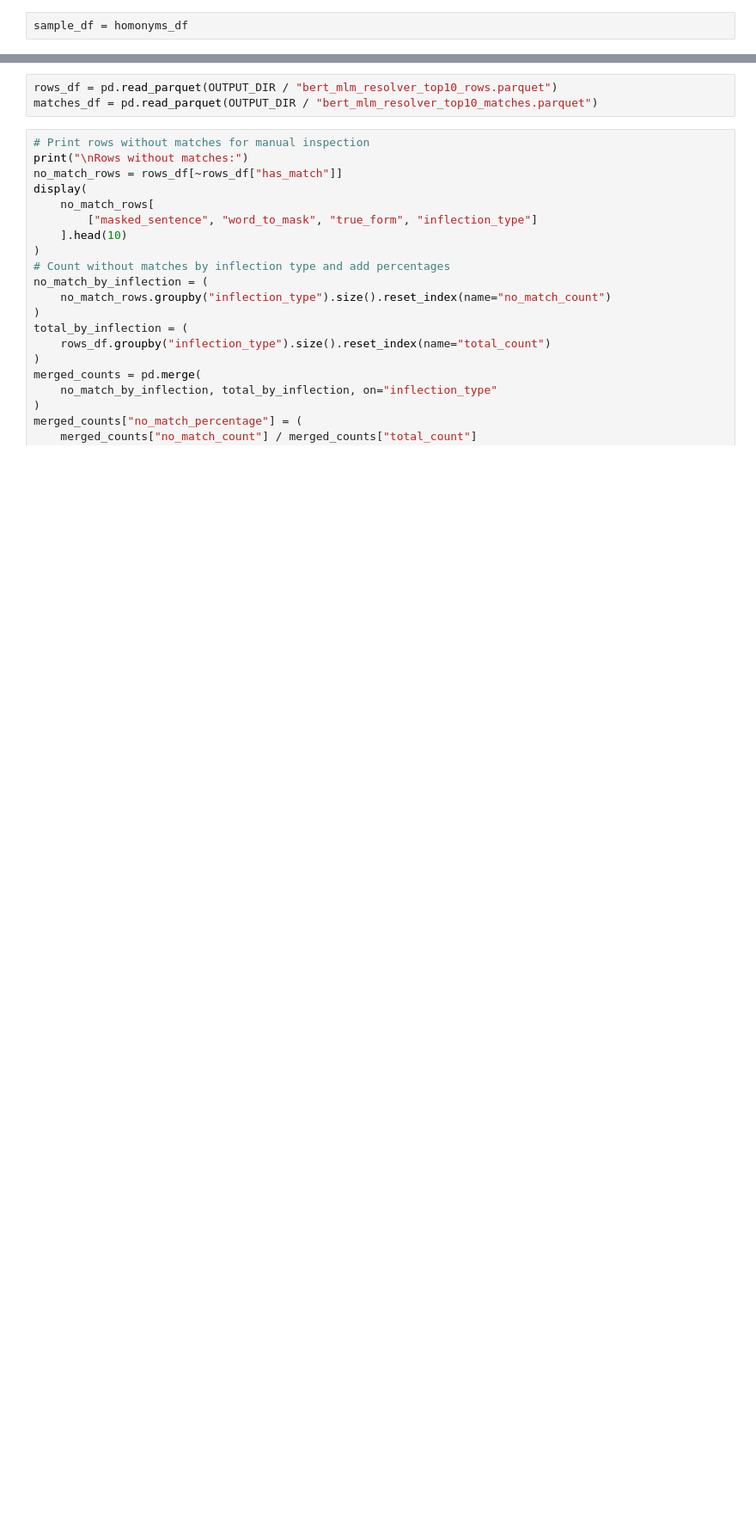
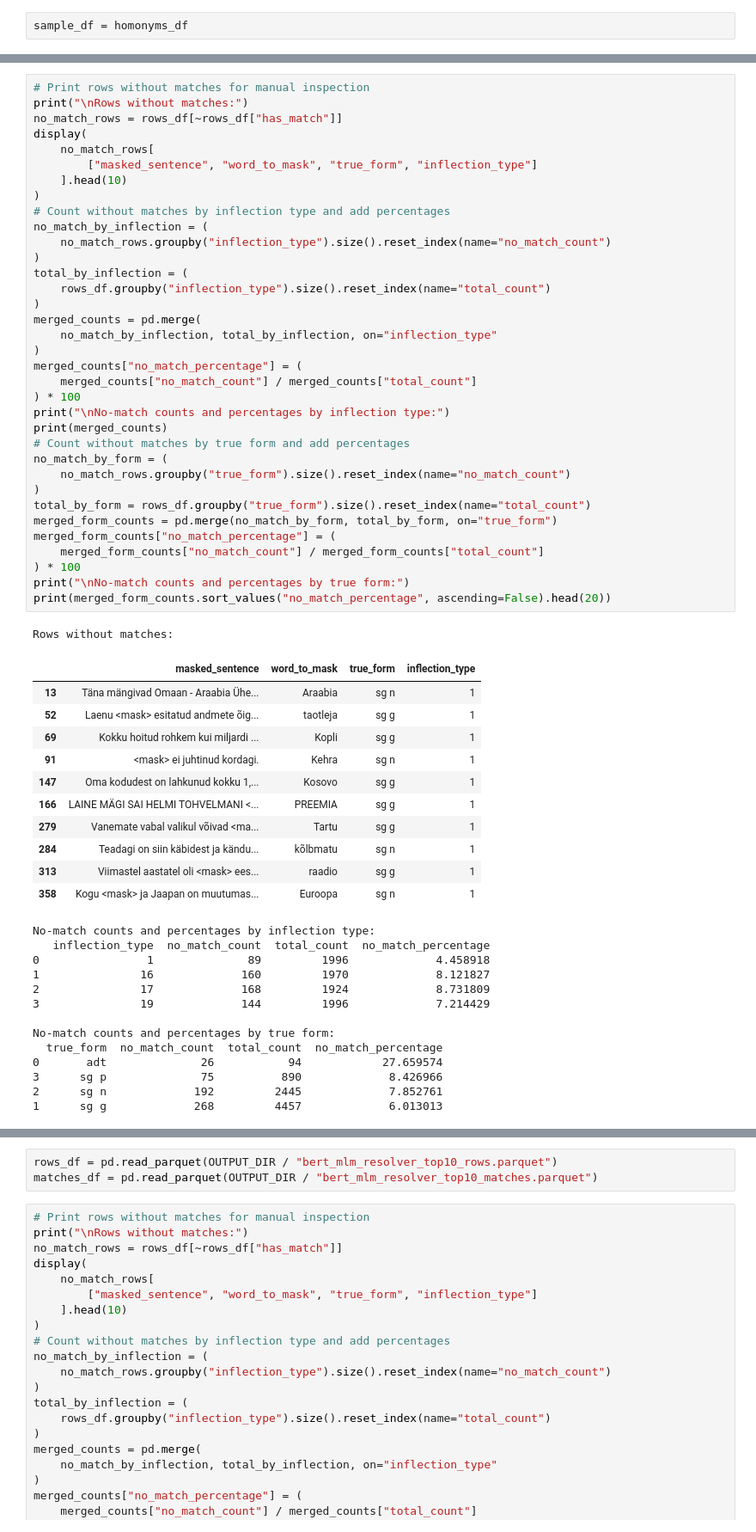
Before and after one commit to SanderSaska/EstNLTK_model_training, a Jupyter notebook: notebooks/BERT_MLM.ipynb, the cells around one changed output, grey strips where cells are left out. Shown at 86% size. Cells and saved outputs as stored; diff of their text form; blank space fills up the shorter version.

```diff
--- a/notebooks/BERT_MLM.ipynb
+++ b/notebooks/BERT_MLM.ipynb
@@ -709,0 +909,61 @@ Total matched predictions: 45900
+# %%
+# Print rows without matches for manual inspection
+print("\nRows without matches:")
+no_match_rows = rows_df[~rows_df["has_match"]]
+display(
+    no_match_rows[
+        ["masked_sentence", "word_to_mask", "true_form", "inflection_type"]
+    ].head(10)
+)
+# Count without matches by inflection type and add percentages
+no_match_by_inflection = (
+    no_match_rows.groupby("inflection_type").size().reset_index(name="no_match_count")
+)
+total_by_inflection = (
+    rows_df.groupby("inflection_type").size().reset_index(name="total_count")
+)
+merged_counts = pd.merge(
+    no_match_by_inflection, total_by_inflection, on="inflection_type"
+)
+merged_counts["no_match_percentage"] = (
+    merged_counts["no_match_count"] / merged_counts["total_count"]
+) * 100
+print("\nNo-match counts and percentages by inflection type:")
+print(merged_counts)
+# Count without matches by true form and add percentages
+no_match_by_form = (
+    no_match_rows.groupby("true_form").size().reset_index(name="no_match_count")
+)
+total_by_form = rows_df.groupby("true_form").size().reset_index(name="total_count")
+merged_form_counts = pd.merge(no_match_by_form, total_by_form, on="true_form")
+merged_form_counts["no_match_percentage"] = (
+    merged_form_counts["no_match_count"] / merged_form_counts["total_count"]
+) * 100
+print("\nNo-match counts and percentages by true form:")
+print(merged_form_counts.sort_values("no_match_percentage", ascending=False).head(20))
+# %% [output]
+Rows without matches:
+|  | masked_sentence | word_to_mask | true_form | inflection_type |
+| 13 | Täna mängivad Omaan - Araabia Ühe... | Araabia | sg n | 1 |
+| 52 | Laenu <mask> esitatud andmete õig... | taotleja | sg g | 1 |
+| 69 | Kokku hoitud rohkem kui miljardi ... | Kopli | sg g | 1 |
+| 91 | <mask> ei juhtinud kordagi. | Kehra | sg n | 1 |
+| 147 | Oma kodudest on lahkunud kokku 1,... | Kosovo | sg g | 1 |
+| 166 | LAINE MÄGI SAI HELMI TOHVELMANI <... | PREEMIA | sg g | 1 |
+| 279 | Vanemate vabal valikul võivad <ma... | Tartu | sg g | 1 |
+| 284 | Teadagi on siin käbidest ja kändu... | kõlbmatu | sg n | 1 |
+| 313 | Viimastel aastatel oli <mask> ees... | raadio | sg g | 1 |
+| 358 | Kogu <mask> ja Jaapan on muutumas... | Euroopa | sg n | 1 |
+No-match counts and percentages by inflection type:
+   inflection_type  no_match_count  total_count  no_match_percentage
+0                1              89         1996             4.458918
+1               16             160         1970             8.121827
+2               17             168         1924             8.731809
+3               19             144         1996             7.214429
+
+No-match counts and percentages by true form:
+  true_form  no_match_count  total_count  no_match_percentage
+0       adt              26           94            27.659574
+3      sg p              75          890             8.426966
+2      sg n             192         2445             7.852761
+1      sg g             268         4457             6.013013
```
Also changed, not shown: parts of 22 cells of this notebook, 7 other files.
